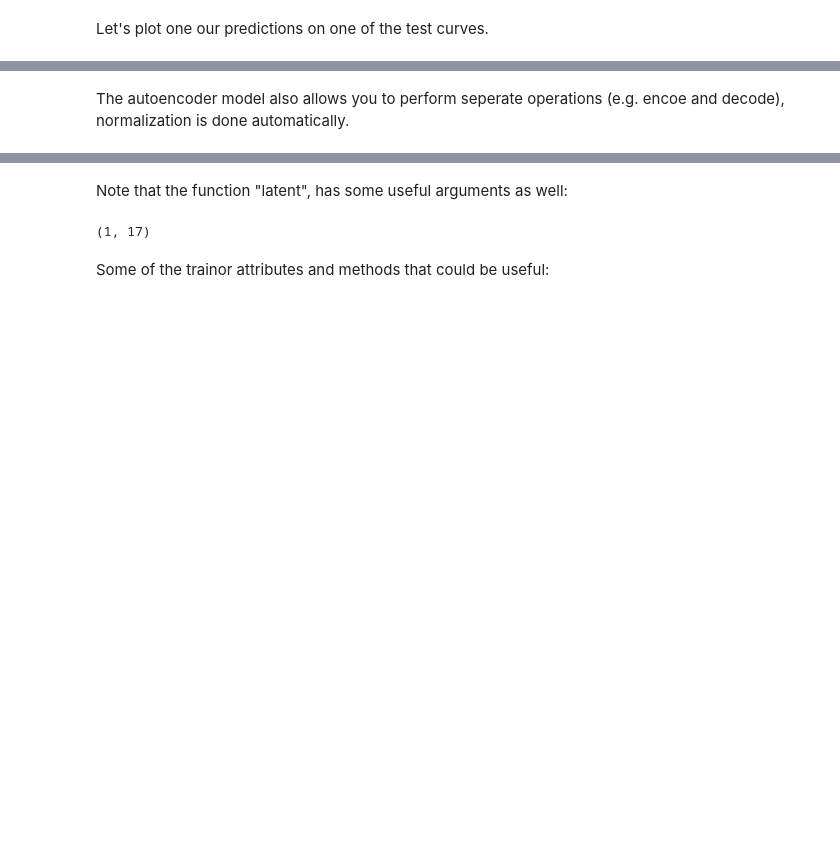
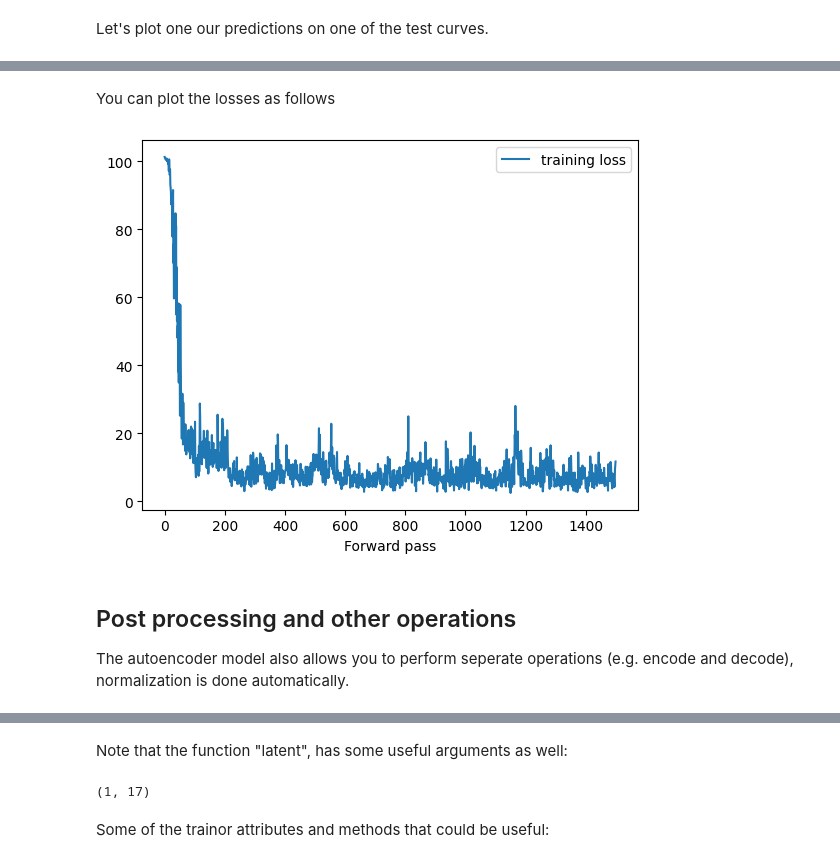
Before and after one commit to JadM133/RRAEs, a Jupyter notebook: tutorial.ipynb, the cells around one changed output, grey strips where cells are left out. Saved outputs shown, nothing was run; the diff lists cells and outputs as text; code cells hidden in the pictures; blank space fills up the shorter version.

```diff
--- a/tutorial.ipynb
+++ b/tutorial.ipynb
@@ -177,5 +210,14 @@ plt.legend()
+# %% [markdown]
+You can plot the losses as follows
+# %%
+# if you use this in a script, you have to do plt.show() after
+trainor.plot_training_losses()
+# %% [output]
+[figure, added]
 # %% [markdown]
-The autoencoder model also allows you to perform seperate operations (e.g. encoe and decode), normalization is done automatically.
+## Post processing and other operations
+
+The autoencoder model also allows you to perform seperate operations (e.g. encode and decode), normalization is done automatically.
 # %%
 encoded = trainor.model.encode(x_train) # data is normalized before encode
 
```
Also changed, not shown: parts of 26 cells of this notebook, 13 other files.
